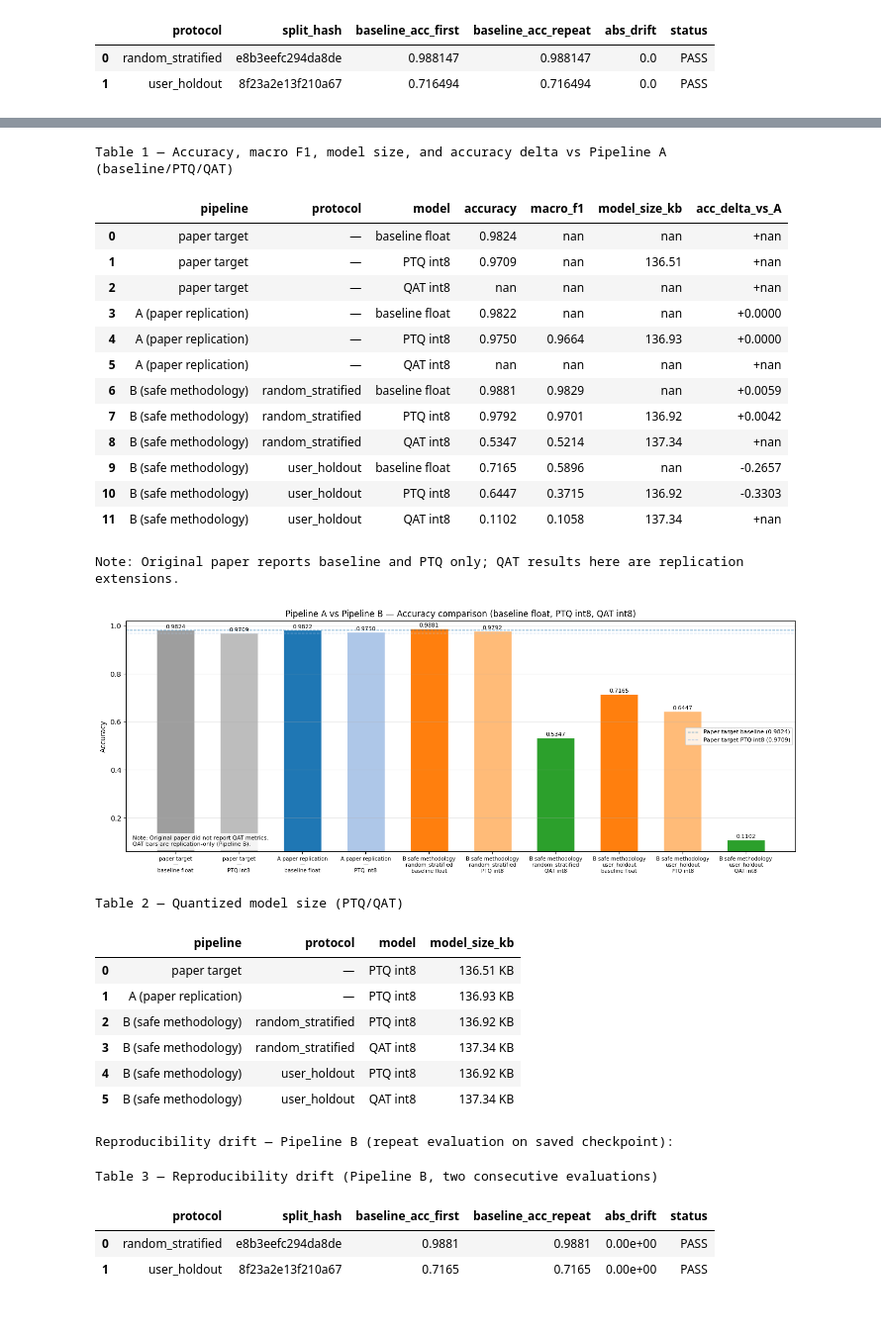
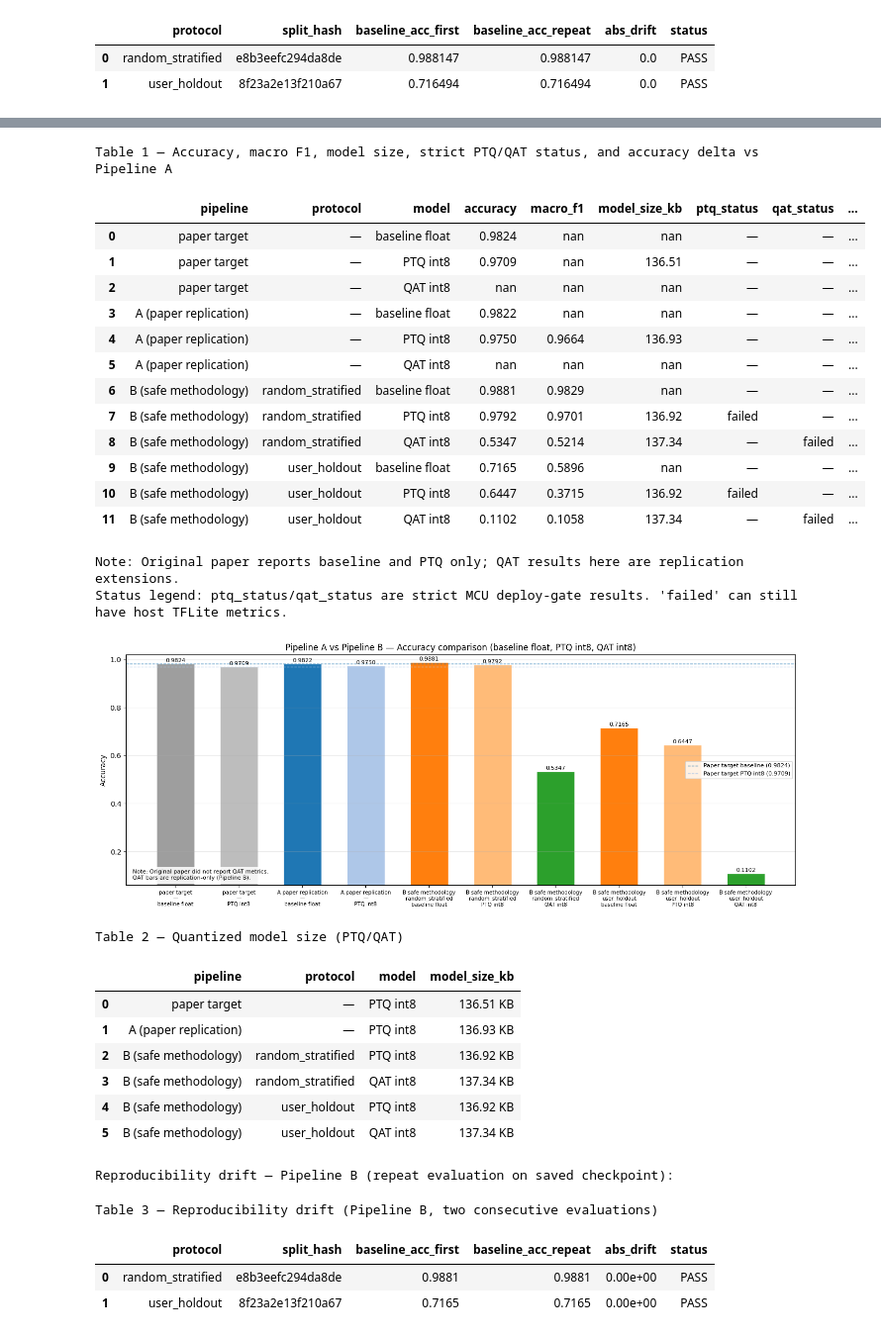
Before and after one commit to 7abushahla/har-mcu, a Jupyter notebook: notebooks/replication_deepconvlstm.ipynb, the cells around one changed output, grey strips where cells are left out. Shown at 99% size. Cells and saved outputs as stored; diff of their text form; code cells hidden in the pictures.

Commit message:
made some slight adjustment to replication_deepconvlstm.ipynb

```diff
--- a/notebooks/replication_deepconvlstm.ipynb
+++ b/notebooks/replication_deepconvlstm.ipynb
@@ -2011,6 +2089,8 @@ _comp_rows.append({
     "accuracy": 0.9824,
     "macro_f1": None,
     "model_size_kb": None,
+    "ptq_status": None,
+    "qat_status": None,
     "acc_delta_vs_A": None,
 })
 _comp_rows.append({
@@ -2020,6 +2100,8 @@ _comp_rows.append({
     "accuracy": 0.9709,
     "macro_f1": None,
     "model_size_kb": 136.51,
+    "ptq_status": None,
+    "qat_status": None,
     "acc_delta_vs_A": None,
 })
 _comp_rows.append({
@@ -2029,6 +2111,8 @@ _comp_rows.append({
     "accuracy": None,  # Not reported by the paper
     "macro_f1": None,
     "model_size_kb": None,
+    "ptq_status": None,
+    "qat_status": None,
     "acc_delta_vs_A": None,
 })
 
@@ -2040,6 +2124,8 @@ _comp_rows.append({
     "accuracy": round(float_accuracy_v2, 4),
     "macro_f1": None,  # weighted F1 in Pipeline A — incomparable to macro; omit
     "model_size_kb": None,
+    "ptq_status": None,
+    "qat_status": None,
     "acc_delta_vs_A": 0.0,
 })
 _comp_rows.append({
@@ -2049,6 +2135,8 @@ _comp_rows.append({
     "accuracy": round(ptq_accuracy_v2, 4),
     "macro_f1": round(ptq_f1_v2, 4),
     "model_size_kb": round(model_size_v2_kb, 2),
+    "ptq_status": None,
+    "qat_status": None,
     "acc_delta_vs_A": 0.0,
 })
 _comp_rows.append({
@@ -2058,6 +2146,8 @@ _comp_rows.append({
     "accuracy": None,
     "macro_f1": None,
     "model_size_kb": None,
+    "ptq_status": None,
+    "qat_status": None,
     "acc_delta_vs_A": None,
 })
 
@@ -2073,6 +2163,8 @@ for _proto in PROTOCOLS:
             "accuracy": _b_acc,
             "macro_f1": round(float(_bm["macro_f1"]), 4),
             "model_size_kb": None,
+            "ptq_status": None,
+            "qat_status": None,
             "acc_delta_vs_A": round(_b_acc - float_accuracy_v2, 4),
         })
 
@@ -2093,6 +2185,8 @@ for _proto in PROTOCOLS:
             "accuracy": _ptq_acc,
             "macro_f1": _ptq_f1,
             "model_size_kb": _ptq_kb,
+            "ptq_status": _pe.get("ptq_status", _pe.get("status")) if _pe else None,
+            "qat_status": None,
             "acc_delta_vs_A": round(_ptq_acc - ptq_accuracy_v2, 4) if _ptq_acc is not None else None,
         })
 
@@ -2114,6 +2208,8 @@ for _proto in PROTOCOLS:
                 "accuracy": _qat_acc,
                 "macro_f1": _qat_f1,
                 "model_size_kb": _qat_kb,
+                "ptq_status": None,
+                "qat_status": _qe.get("qat_status", _qe.get("status")) if _qe else None,
                 "acc_delta_vs_A": None,  # Pipeline A has no QAT row to compare against
             })
 
@@ -2123,6 +2219,8 @@ display(comp_df.style
         "accuracy": lambda v: f"{v:.4f}" if v is not None else "—",
         "macro_f1": lambda v: f"{v:.4f}" if v is not None else "—",
         "model_size_kb": lambda v: f"{v:.2f}" if v is not None else "—",
+        "ptq_status": lambda v: f"{v}" if v is not None else "—",
+        "qat_status": lambda v: f"{v}" if v is not None else "—",
         "acc_delta_vs_A": lambda v: f"{v:+.4f}" if v is not None else "—",
     })
     .applymap(
@@ -2131,10 +2229,11 @@ display(comp_df.style
         ),
         subset=["acc_delta_vs_A"],
     )
-    .set_caption("Table 1 — Accuracy, macro F1, model size, and accuracy delta vs Pipeline A (baseline/PTQ/QAT)")
+    .set_caption("Table 1 — Accuracy, macro F1, model size, strict PTQ/QAT status, and accuracy delta vs Pipeline A")
 )
 
 print("Note: Original paper reports baseline and PTQ only; QAT results here are replication extensions.")
+print("Status legend: ptq_status/qat_status are strict MCU deploy-gate results. 'failed' can still have host TFLite metrics.")
 
 # ── Bar chart: accuracy by pipeline & model type ──────────────────────────────
 _plot_rows = [r for r in _comp_rows if r["accuracy"] is not None]
@@ -2202,48 +2301,49 @@ else:
 # ── Model size comparison (quantized models) ─────────────────────────────────
 _size_rows = [r for r in _comp_rows if r["model"] in {"PTQ int8", "QAT int8"} and r["model_size_kb"] is not None]
 if _size_rows:
     size_df = pd.DataFrame(
         [(r["pipeline"], r["protocol"], r["model"], r["model_size_kb"]) for r in _size_rows],
         columns=["pipeline", "protocol", "model", "model_size_kb"],
     )
     display(size_df.style
         .format({"model_size_kb": "{:.2f} KB"})
         .set_caption("Table 2 — Quantized model size (PTQ/QAT)")
     )
 
 # ── Reproducibility drift (Pipeline B) ───────────────────────────────────────
 print("\nReproducibility drift — Pipeline B (repeat evaluation on saved checkpoint):")
 display(repro_df[["protocol", "split_hash", "baseline_acc_first", "baseline_acc_repeat", "abs_drift", "status"]]
     .style
     .format({
         "baseline_acc_first": "{:.4f}",
         "baseline_acc_repeat": "{:.4f}",
         "abs_drift": "{:.2e}",
     })
     .applymap(
         lambda v: "color: green" if v == "PASS" else "color: red",
         subset=["status"],
     )
     .set_caption("Table 3 — Reproducibility drift (Pipeline B, two consecutive evaluations)")
 )
 print("\nNote: Pipeline A has no drift check — split is not saved/hashed; "
       "results depend on library-version-specific random state.")
 # %% [output]
-Table 1 — Accuracy, macro F1, model size, and accuracy delta vs Pipeline A (baseline/PTQ/QAT)
+Table 1 — Accuracy, macro F1, model size, strict PTQ/QAT status, and accuracy delta vs Pipeline A
-|  | pipeline | protocol | model | accuracy | macro_f1 | model_size_kb | acc_delta_vs_A |
-| 0 | paper target | — | baseline float | 0.9824 | nan | nan | +nan |
-| 1 | paper target | — | PTQ int8 | 0.9709 | nan | 136.51 | +nan |
-| 2 | paper target | — | QAT int8 | nan | nan | nan | +nan |
-| 3 | A (paper replication) | — | baseline float | 0.9822 | nan | nan | +0.0000 |
-| 4 | A (paper replication) | — | PTQ int8 | 0.9750 | 0.9664 | 136.93 | +0.0000 |
-| 5 | A (paper replication) | — | QAT int8 | nan | nan | nan | +nan |
-| 6 | B (safe methodology) | random_stratified | baseline float | 0.9881 | 0.9829 | nan | +0.0059 |
-| 7 | B (safe methodology) | random_stratified | PTQ int8 | 0.9792 | 0.9701 | 136.92 | +0.0042 |
-| 8 | B (safe methodology) | random_stratified | QAT int8 | 0.5347 | 0.5214 | 137.34 | +nan |
-| 9 | B (safe methodology) | user_holdout | baseline float | 0.7165 | 0.5896 | nan | -0.2657 |
-| 10 | B (safe methodology) | user_holdout | PTQ int8 | 0.6447 | 0.3715 | 136.92 | -0.3303 |
-| 11 | B (safe methodology) | user_holdout | QAT int8 | 0.1102 | 0.1058 | 137.34 | +nan |
+|  | pipeline | protocol | model | accuracy | macro_f1 | model_size_kb | ptq_status | qat_status | ... |
+| 0 | paper target | — | baseline float | 0.9824 | nan | nan | — | — | ... |
+| 1 | paper target | — | PTQ int8 | 0.9709 | nan | 136.51 | — | — | ... |
+| 2 | paper target | — | QAT int8 | nan | nan | nan | — | — | ... |
+| 3 | A (paper replication) | — | baseline float | 0.9822 | nan | nan | — | — | ... |
+| 4 | A (paper replication) | — | PTQ int8 | 0.9750 | 0.9664 | 136.93 | — | — | ... |
+| 5 | A (paper replication) | — | QAT int8 | nan | nan | nan | — | — | ... |
+| 6 | B (safe methodology) | random_stratified | baseline float | 0.9881 | 0.9829 | nan | — | — | ... |
+| 7 | B (safe methodology) | random_stratified | PTQ int8 | 0.9792 | 0.9701 | 136.92 | failed | — | ... |
+| 8 | B (safe methodology) | random_stratified | QAT int8 | 0.5347 | 0.5214 | 137.34 | — | failed | ... |
+| 9 | B (safe methodology) | user_holdout | baseline float | 0.7165 | 0.5896 | nan | — | — | ... |
+| 10 | B (safe methodology) | user_holdout | PTQ int8 | 0.6447 | 0.3715 | 136.92 | failed | — | ... |
+| 11 | B (safe methodology) | user_holdout | QAT int8 | 0.1102 | 0.1058 | 137.34 | — | failed | ... |
 Note: Original paper reports baseline and PTQ only; QAT results here are replication extensions.
+Status legend: ptq_status/qat_status are strict MCU deploy-gate results. 'failed' can still have host TFLite metrics.
 [figure]
 Table 2 — Quantized model size (PTQ/QAT)
 |  | pipeline | protocol | model | model_size_kb |
```
Also changed, not shown: parts of 13 cells of this notebook.
